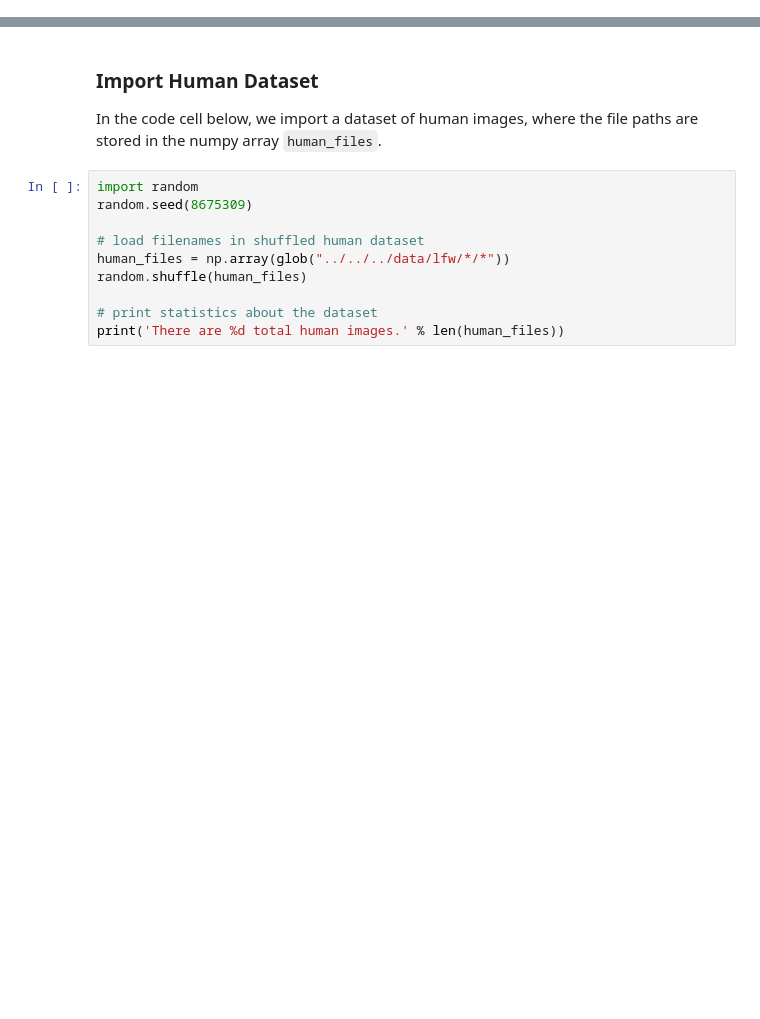
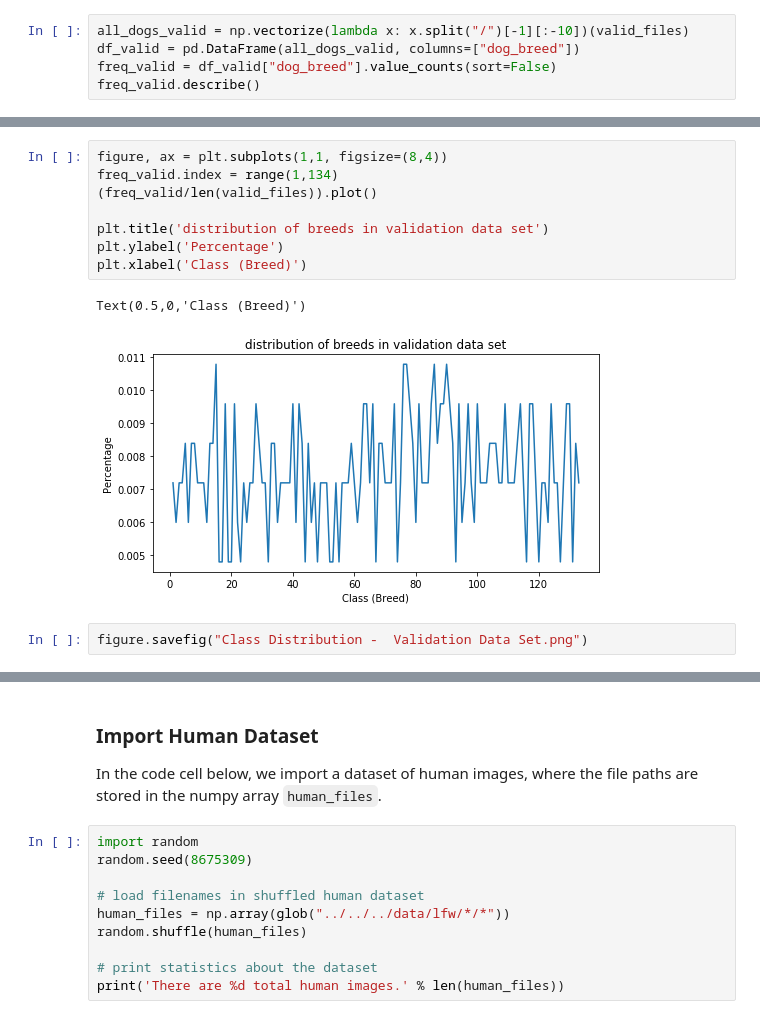
Before and after one commit to AhmedRadwan0/Dog-Breed_classification, a Jupyter notebook: dog_app.ipynb, the cells around one changed output, grey strips where cells are left out. Saved outputs shown, nothing was run; the diff lists cells and outputs as text; blank space fills up the shorter version.

```diff
--- a/dog_app.ipynb
+++ b/dog_app.ipynb
@@ -93,0 +173,5 @@ There are 836 test dog images.
+# %%
+all_dogs_valid = np.vectorize(lambda x: x.split("/")[-1][:-10])(valid_files)
+df_valid = pd.DataFrame(all_dogs_valid, columns=["dog_breed"])
+freq_valid = df_valid["dog_breed"].value_counts(sort=False)
+freq_valid.describe()
@@ -93,0 +188,13 @@ There are 836 test dog images.
+# %%
+figure, ax = plt.subplots(1,1, figsize=(8,4))
+freq_valid.index = range(1,134)
+(freq_valid/len(valid_files)).plot()
+
+plt.title('distribution of breeds in validation data set')
+plt.ylabel('Percentage')
+plt.xlabel('Class (Breed)')
+# %% [output]
+Text(0.5,0,'Class (Breed)')
+[figure, added]
+# %%
+figure.savefig("Class Distribution -  Validation Data Set.png")
```
Also changed, not shown: parts of 16 cells of this notebook.
